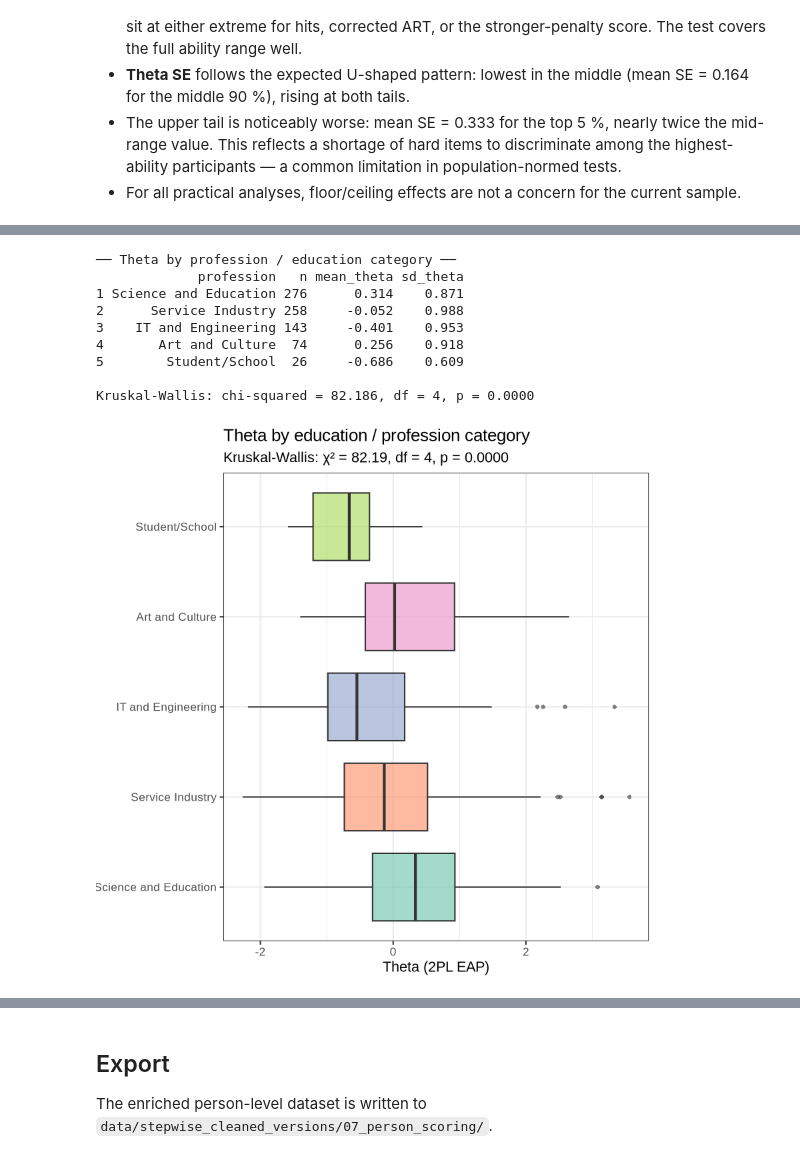
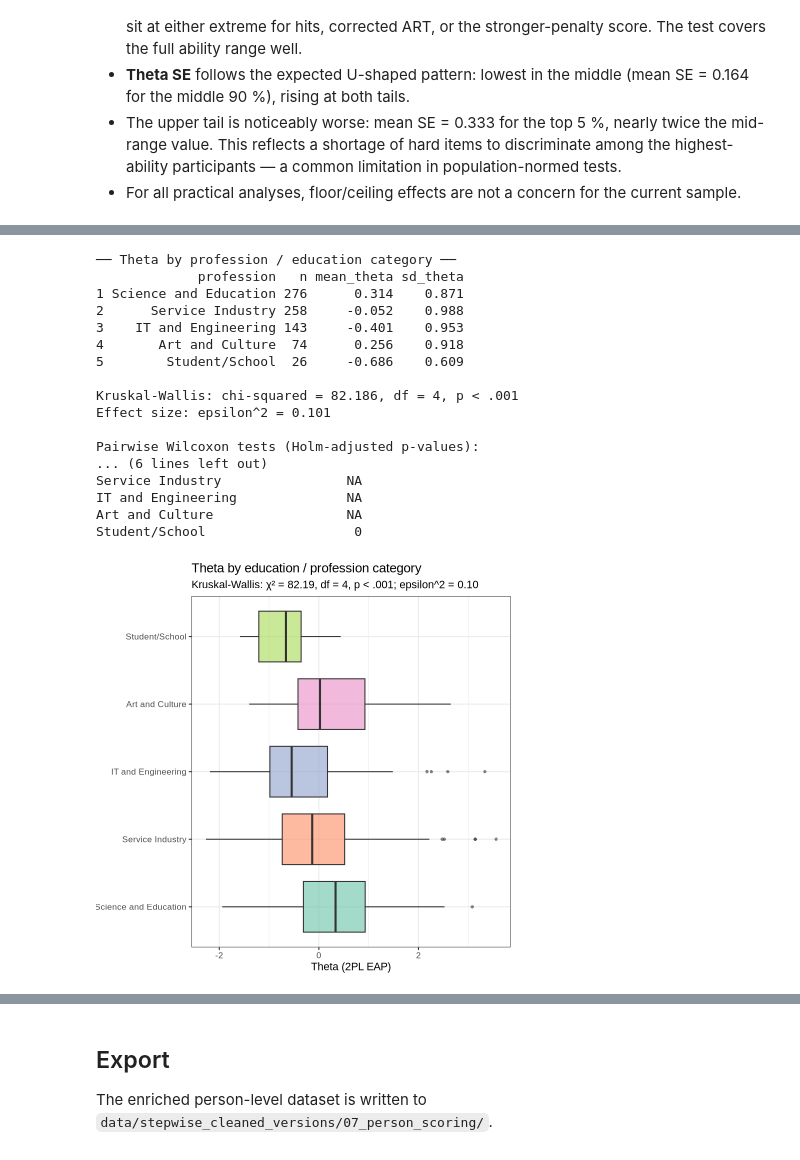
Before and after one commit to BakhturinaPolina/russian-author-recognition-test, a Jupyter notebook: scripts/irt_analysis/07_person_scoring.ipynb, the cells around one changed output, grey strips where cells are left out. Saved outputs shown, nothing was run; the diff lists cells and outputs as text; code cells hidden in the pictures.

```diff
--- a/scripts/irt_analysis/07_person_scoring.ipynb
+++ b/scripts/irt_analysis/07_person_scoring.ipynb
@@ -494,6 +637,13 @@ Signif. codes:  0 ‘***’ 0.001 ‘**’ 0.01 ‘*’ 0.05 ‘.’ 0.1 ‘ ’
 # education_and_profession — keep labelled categories, exclude Missing/Unknown
 valid_profs <- c("Science and Education", "Service Industry", "IT and Engineering",
                  "Art and Culture", "Student/School")
+
+fmt_p <- function(p) {
+  if (is.na(p)) return("= NA")
+  if (p < 0.001) return("< .001")
+  sprintf("= %.3f", p)
+}
+
 prof_df <- person_df[
   person_df$education_and_profession %in% valid_profs & !is.na(person_df$theta),
 ]
@@ -506,39 +656,68 @@ prof_agg <- aggregate(theta ~ education_and_profession, data = prof_df,
                       FUN = function(x) c(n = length(x), mean = mean(x), sd = sd(x)))
 prof_agg <- do.call(data.frame, prof_agg)
 names(prof_agg) <- c("profession", "n", "mean_theta", "sd_theta")
 
 kw_prof <- kruskal.test(theta ~ education_and_profession, data = prof_df)
 
+k_groups <- nlevels(prof_df$education_and_profession)
+n_total <- nrow(prof_df)
+epsilon2_prof <- (as.numeric(kw_prof$statistic) - k_groups + 1) / (n_total - k_groups)
+epsilon2_prof <- max(0, epsilon2_prof)
+
+pairwise_prof <- pairwise.wilcox.test(
+  x = prof_df$theta,
+  g = prof_df$education_and_profession,
+  p.adjust.method = "holm",
+  exact = FALSE
+)
+
 cat("\u2500\u2500 Theta by profession / education category \u2500\u2500\n")
 prof_agg_print <- prof_agg
 prof_agg_print[, c("n", "mean_theta", "sd_theta")] <- round(prof_agg_print[, c("n", "mean_theta", "sd_theta")], 3)
 print(prof_agg_print)
-cat(sprintf("\nKruskal-Wallis: chi-squared = %.3f, df = %d, p = %.4f\n",
-            kw_prof$statistic, kw_prof$parameter, kw_prof$p.value))
+cat(sprintf("\nKruskal-Wallis: chi-squared = %.3f, df = %d, p %s\n",
+            as.numeric(kw_prof$statistic), as.integer(kw_prof$parameter), fmt_p(kw_prof$p.value)))
+cat(sprintf("Effect size: epsilon^2 = %.3f\n", epsilon2_prof))
+
+cat("\nPairwise Wilcoxon tests (Holm-adjusted p-values):\n")
+print(round(pairwise_prof$p.value, 3))
+
+p_prof_label <- if (kw_prof$p.value < 0.001) "p < .001" else sprintf("p = %.3f", kw_prof$p.value)
 
 ggplot(prof_df, aes(x = education_and_profession, y = theta, fill = education_and_profession)) +
   geom_boxplot(alpha = 0.6, outlier.shape = 16, outlier.size = 1.5) +
   scale_fill_brewer(palette = "Set2", guide = "none") +
   coord_flip() +
   labs(
     title    = "Theta by education / profession category",
-    subtitle = sprintf("Kruskal-Wallis: \u03c7\u00b2 = %.2f, df = %d, p = %.4f",
-                       kw_prof$statistic, kw_prof$parameter, kw_prof$p.value),
+    subtitle = sprintf("Kruskal-Wallis: \u03c7\u00b2 = %.2f, df = %d, %s; epsilon^2 = %.2f",
+                       as.numeric(kw_prof$statistic),
+                       as.integer(kw_prof$parameter),
+                       p_prof_label,
+                       epsilon2_prof),
     x        = NULL,
     y        = "Theta (2PL EAP)"
   ) +
   theme_bw(base_size = 13)
 # %% [output]
 ── Theta by profession / education category ──
              profession   n mean_theta sd_theta
 1 Science and Education 276      0.314    0.871
 2      Service Industry 258     -0.052    0.988
 3    IT and Engineering 143     -0.401    0.953
 4       Art and Culture  74      0.256    0.918
 5        Student/School  26     -0.686    0.609
 
-Kruskal-Wallis: chi-squared = 82.186, df = 4, p = 0.0000
+Kruskal-Wallis: chi-squared = 82.186, df = 4, p < .001
+Effect size: epsilon^2 = 0.101
+
+Pairwise Wilcoxon tests (Holm-adjusted p-values):
+... (6 lines left out)
+Service Industry                NA
+IT and Engineering              NA
+Art and Culture                 NA
+Student/School                   0
-[figure, old version]
+[figure, new version]
 # %% [markdown]
 ### Summary — Theta across demographic groups
 
```
Also changed, not shown: parts of 15 cells of this notebook, 12 other files.
